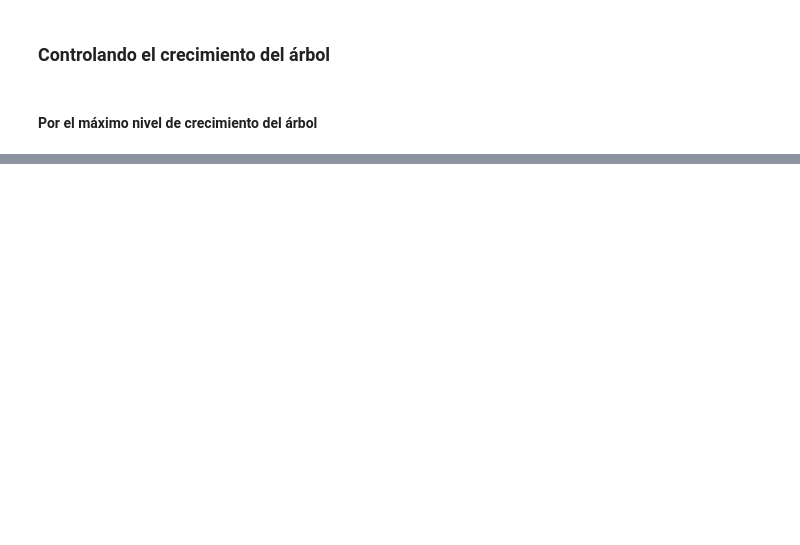
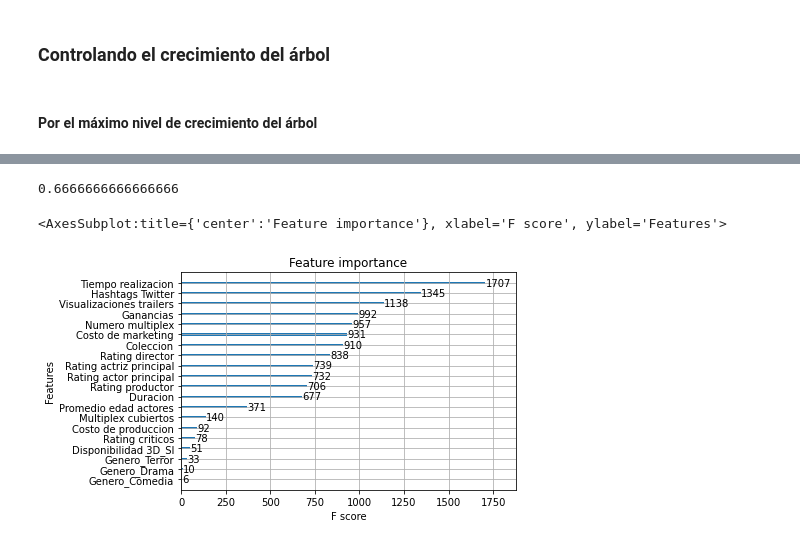
Before and after one commit to JASDataCTG/Diplomado-ML, a Jupyter notebook: Modulo 3/Notebooks/M03_02 - Arbol de clasificacion.ipynb, the cells around one changed output, grey strips where cells are left out. Drawn from its saved outputs; the diff is of its cells as text; code cells hidden in the pictures; blank space fills up the shorter version.

```diff
--- a/Modulo 3/Notebooks/M03_02 - Arbol de clasificacion.ipynb
+++ b/Modulo 3/Notebooks/M03_02 - Arbol de clasificacion.ipynb
@@ -232,0 +367,4 @@ Image(graph1.create_png())
+# %%
+clas_ab2 = AdaBoostClassifier(learning_rate = 0.02, n_estimators = 500)
+# %%
+clas_ab2.fit(X_train, y_train)
@@ -232,0 +384,4 @@ Image(graph1.create_png())
+# %%
+clas_xgb = xgb.XGBClassifier(max_depth = 5, n_estimators = 10000, learning_rate = 0.3, n_jobs = -1)
+# %%
+clas_xgb.fit(X_train, y_train)
@@ -232,0 +399,9 @@ Image(graph1.create_png())
+# %%
+accuracy_score(y_test, clas_xgb.predict(X_test))
+# %% [output]
+0.6666666666666666
+# %%
+xgb.plot_importance(clas_xgb)
+# %% [output]
+<AxesSubplot:title={'center':'Feature importance'}, xlabel='F score', ylabel='Features'>
+[figure, added]
```
Also changed, not shown: parts of 47 cells of this notebook, 3 other files.
